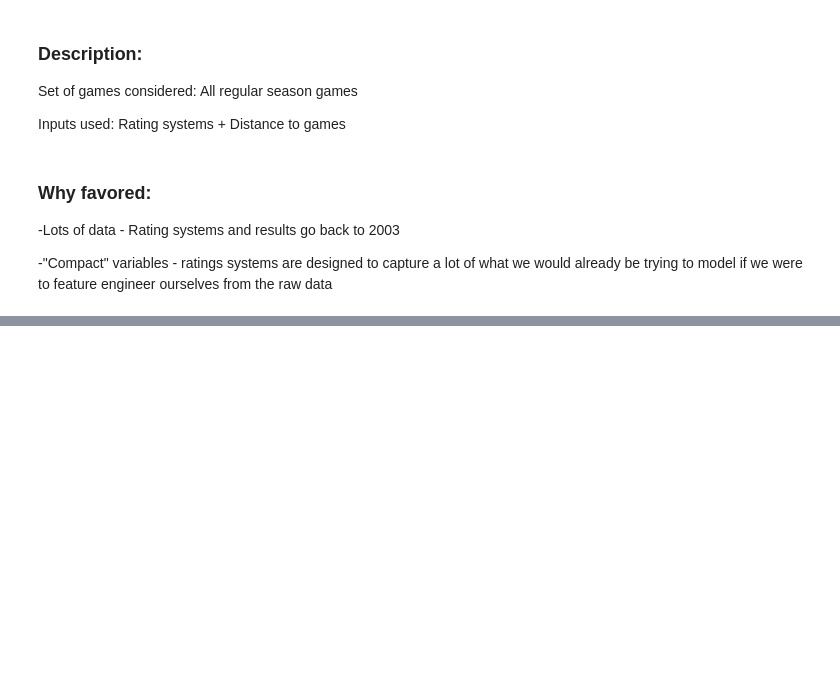
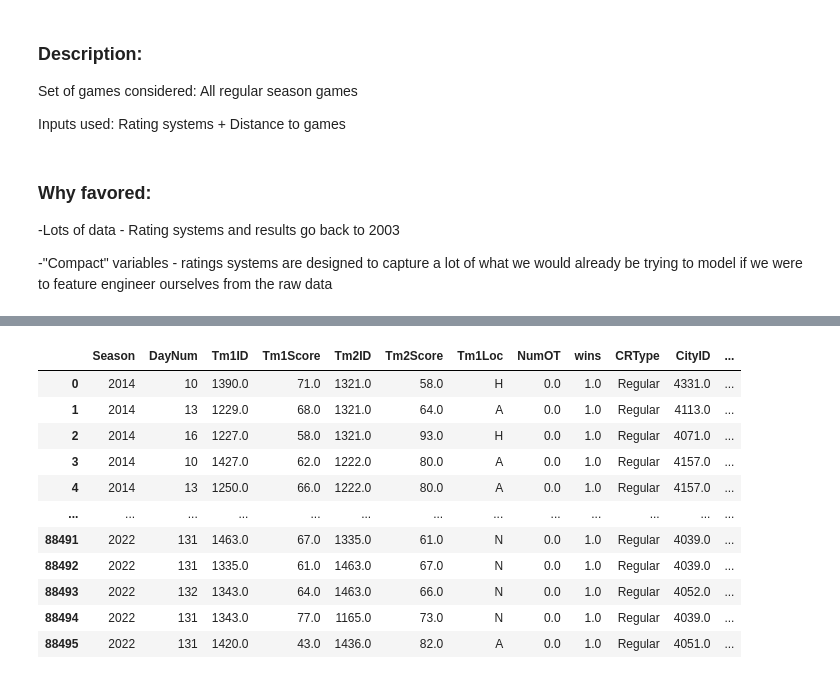
Before and after one commit to kevniu95/NCAA-Tournament-Modeler-Project, a Jupyter notebook: source/prediction_models/ml_helper.ipynb, the cells around one changed output, grey strips where cells are left out. Cells and saved outputs as stored; diff of their text form; code cells hidden in the pictures; blank space fills up the shorter version.

Commit message:
start to create regression-ready dataset

```diff
--- a/source/prediction_models/ml_helper.ipynb
+++ b/source/prediction_models/ml_helper.ipynb
@@ -26,6 +18,0 @@ ords.head()
-# %%
-ords['one'] = 1
-ords_yrs = ords.groupby(['SystemName'], as_index = False).agg({'Season':['min', 'max']})
-ords_yrs.columns = ['SystemName','min','max']
-ords_yrs['diff'] = ords_yrs['max'] - ords_yrs['min']
-ords_yrs.sort_values(['diff', 'SystemName'] ,ascending = [False, True]).head(20)
@@ -65,0 +369,13 @@ Rating systems + Distance to games
+# %%
+"""
+====================
+A. Pivot ordinals
+====================
+"""
+ords_f = ords_i[ords_i['Season'] >= RK_START_YEAR]
+ords_f = ords_f.pivot_table(index = ['Season','RankingDayNum','TeamID'],
+                    values = 'OrdinalRank',
+                    columns = 'SystemName').reset_index().sort_values(['Season','RankingDayNum','TeamID'])
+
+# ords_f[ords_f.isnull().sum(1)  > 0]
+#Note that there are rows with null data in the 2021 season
@@ -65,0 +384,55 @@ Rating systems + Distance to games
+# %%
+"""
+===============
+A. Merge rank lookup
+===============
+"""
+def mergeRkLookup(df : pd.DataFrame) -> pd.DataFrame:
+    """
+    Merges rank day lookup onto working dataframe
+    """
+    int2 = df.merge(rkDayDf, on = ['Season','DayNum'], how ='left', indicator = True)
+    int2 = int2[int2['_merge'] == 'both'].sort_values(['Season','DayNum'])
+    assert len(int2) == len(int1[int1['Season'] >= 2014]) # Check merge captures all data 2014 onwards
+    int2.drop('_merge',axis = 1, inplace= True)
+    return int2
+int2 = mergeRkLookup(int1)
+
+"""
+===============
+B. Merge ranks
+===============
+"""
+def mergeRanks(df : pd.DataFrame, ords_f : pd.DataFrame) -> pd.DataFrame:
+    # 1. Merge ranks by Tm1
+    # -(outer join to do sanity checks below)
+    tmp = int2.merge(ords_f, left_on = ['Season','RankingDayNum','Tm1ID'],
+                        right_on = ['Season','RankingDayNum','TeamID'],
+                        how = 'left',
+                        indicator = True)
+
+    # Sanity checks on what data is excluded
+    # Excluded data is that which has DayNum occuring before first RankingDayNum
+    print("Max value of DayNum that is ultimately excluded from dataset for each year...")
+    print(tmp[tmp['_merge'] == 'left_only'].groupby(['Season']).max(numeric_only = True)['DayNum'].reset_index())
+
+    print("\nCompare to min day of rankings as we saw in systems dataset above")
+    system_show_cols = [i for i in systems.columns if i[-5 : -4]  == '_' and int(i[-4:]) >= 2014]
+    print(systems[system_show_cols].max())
+
+    # Now that point is made, exclude DayNums without valid RankingDayNum preceding them
+    tmp = tmp[tmp['_merge'] == 'both']
+    tmp.drop('_merge',axis = 1, inplace = True)
+
+    # 2. Merge ranks by Tm2
+    # -(inner join b/c sanity check already proven above)
+    tmp2 = tmp.merge(ords_f, left_on = ['Season','RankingDayNum','Tm2ID'],
+                        right_on = ['Season','RankingDayNum','TeamID'],
+                        how = 'inner',
+                        suffixes = ['_tm1','_tm2'])
+    assert len(tmp) == len(tmp2)
+    return tmp2
+
+int3 = mergeRanks(int2, ords_f)
+int3
+# %% [output]
@@ -65,0 +456,12 @@ Rating systems + Distance to games
+|  | Season | DayNum | Tm1ID | Tm1Score | Tm2ID | Tm2Score | Tm1Loc | NumOT | wins | CRType | CityID | ... |
+| 0 | 2014 | 10 | 1390.0 | 71.0 | 1321.0 | 58.0 | H | 0.0 | 1.0 | Regular | 4331.0 | ... |
+| 1 | 2014 | 13 | 1229.0 | 68.0 | 1321.0 | 64.0 | A | 0.0 | 1.0 | Regular | 4113.0 | ... |
+| 2 | 2014 | 16 | 1227.0 | 58.0 | 1321.0 | 93.0 | H | 0.0 | 1.0 | Regular | 4071.0 | ... |
+| 3 | 2014 | 10 | 1427.0 | 62.0 | 1222.0 | 80.0 | A | 0.0 | 1.0 | Regular | 4157.0 | ... |
+| 4 | 2014 | 13 | 1250.0 | 66.0 | 1222.0 | 80.0 | A | 0.0 | 1.0 | Regular | 4157.0 | ... |
+| ... | ... | ... | ... | ... | ... | ... | ... | ... | ... | ... | ... | ... |
+| 88491 | 2022 | 131 | 1463.0 | 67.0 | 1335.0 | 61.0 | N | 0.0 | 1.0 | Regular | 4039.0 | ... |
+| 88492 | 2022 | 131 | 1335.0 | 61.0 | 1463.0 | 67.0 | N | 0.0 | 1.0 | Regular | 4039.0 | ... |
+| 88493 | 2022 | 132 | 1343.0 | 64.0 | 1463.0 | 66.0 | N | 0.0 | 1.0 | Regular | 4052.0 | ... |
+| 88494 | 2022 | 131 | 1343.0 | 77.0 | 1165.0 | 73.0 | N | 0.0 | 1.0 | Regular | 4039.0 | ... |
+| 88495 | 2022 | 131 | 1420.0 | 43.0 | 1436.0 | 82.0 | A | 0.0 | 1.0 | Regular | 4051.0 | ... |
```
Also changed, not shown: parts of 34 cells of this notebook, 3 other files.
